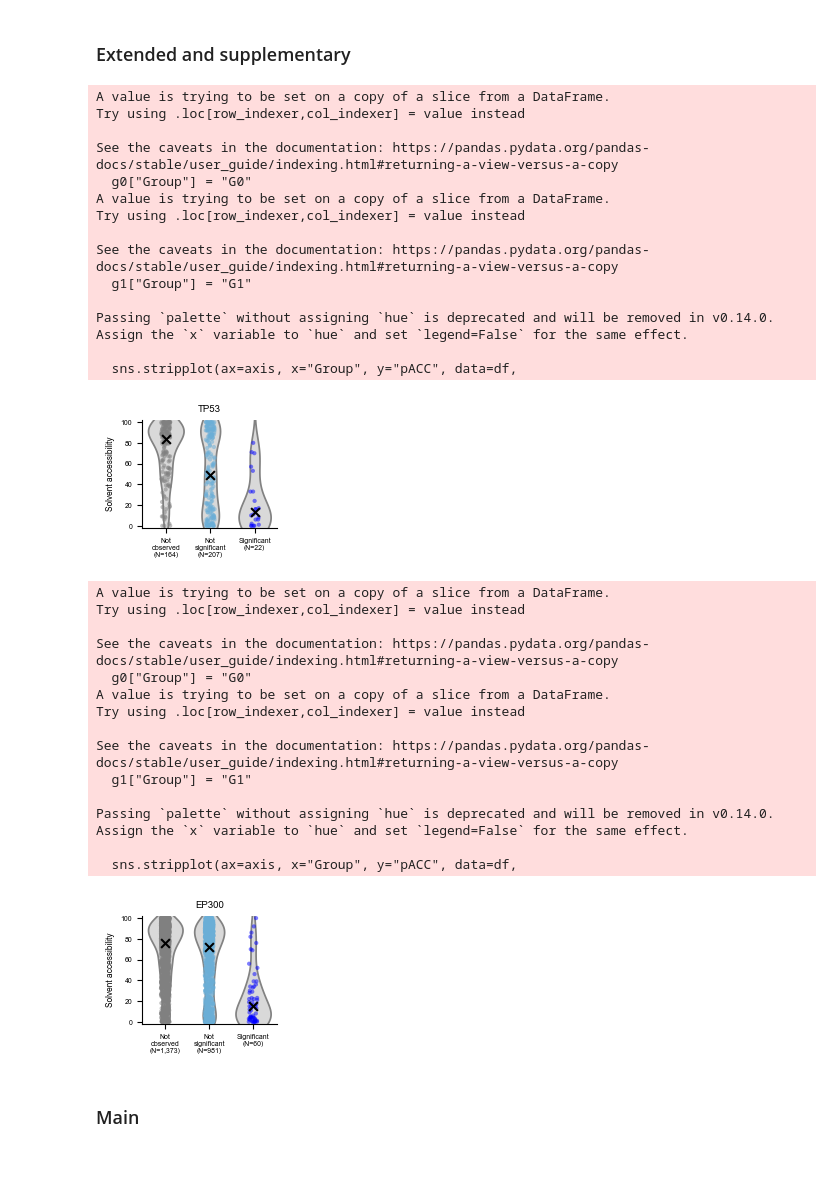
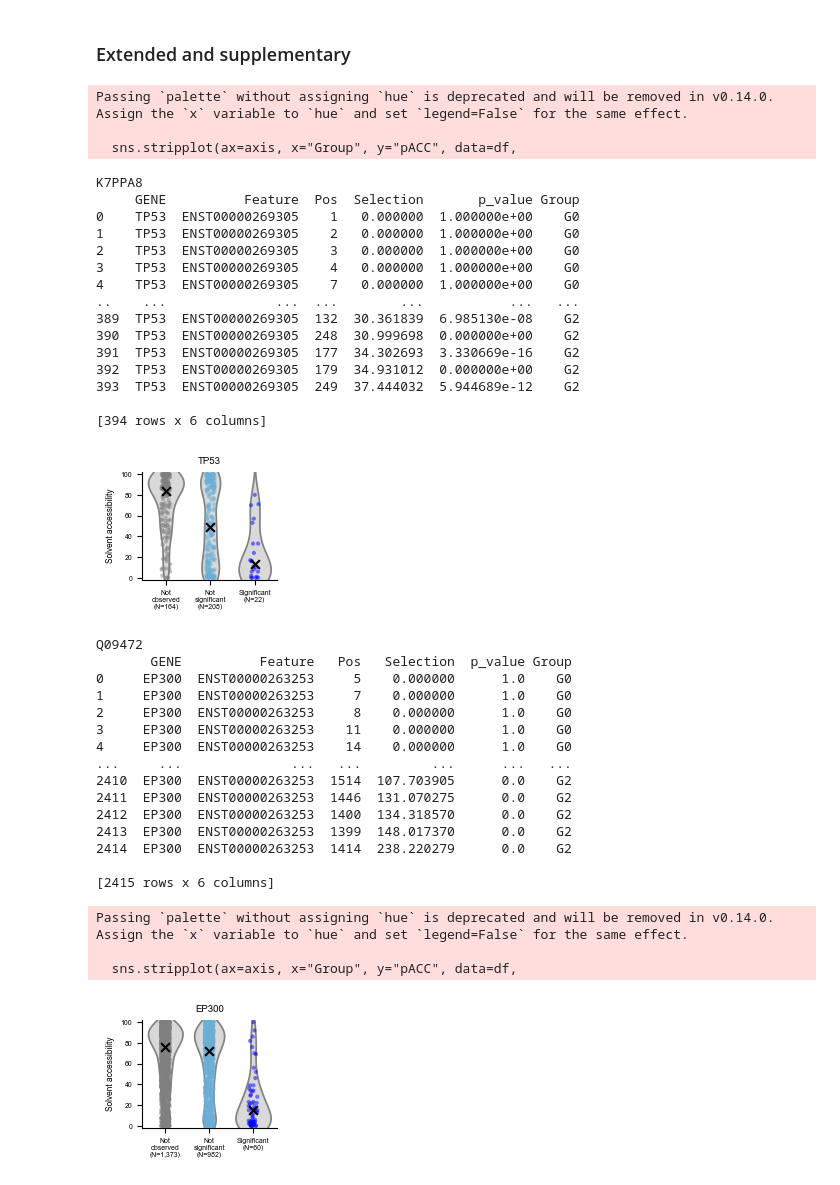
Before and after one commit to bbglab/normal_bladder_paper, a Jupyter notebook: extended/extended10/ExtendedFig10cd.ipynb, the cells around one changed output. Drawn from its saved outputs; the diff is of its cells as text; code cells hidden in the pictures.

```diff
--- a/extended/extended10/ExtendedFig10cd.ipynb
+++ b/extended/extended10/ExtendedFig10cd.ipynb
@@ -1333,10 +1333,10 @@ def mut_count_horizontal_barplot(
 
 def get_selection_groups(df, thr_selection):
     df = df.copy().rename(columns={"Protein_position": "Pos"})
-    g0 = df[df["Selection"] == 0]
-    g1 = df[(df["Selection"] != 0) & (df["p_value"] >= thr_selection)]
+    g0 = df[df["Selection"] == 0].copy()
+    g1 = df[(df["Selection"] != 0) & (df["p_value"] >= thr_selection)].copy()
 
-    g2 = df[df["p_value"] < thr_selection]
+    g2 = df[df["p_value"] < thr_selection].copy()
     g2 = g2.sort_values("Selection").reset_index(drop=True)
 
     g0["Group"] = "G0"
@@ -1444,61 +1444,68 @@ for gene in ["TP53", "EP300"]:
     plot_pars["fsize"] = (12.3, 11)
     lst_tracks=[
         "Mut_count",
         "3d_clustering",
         "Site_selection",
         "Exon_selection",
         "Solvent_accessibility",
         "Res_depth",
         "Domain",
         "Cancer_mut_count"
         ]
     if gene in ["KDM6A", "STAG2"]:
         plot_pars["fsize"] = (12.3, 9)
         [lst_tracks.remove(track) for track in [
             "3d_clustering",
             "Cancer_3d_clustering",
             "Solvent_accessibility",
             "Stability_change",
             "Secondary_structure",
             ] if track in lst_tracks
         ]
 
     # Selection groups feat
     # =====================
     site_selection_gene_grouped = get_selection_groups(site_selection_gene, thr_selection=0.00001)
-    site_selection_gene_grouped = site_selection_gene_grouped.merge(pdb_tool_gene[["Pos", "pACC"]])
-    site_selection_gene_grouped = site_selection_gene_grouped.merge(ddg_gene)
+    print(site_selection_gene_grouped)
+    site_selection_gene_grouped = site_selection_gene_grouped.merge(pdb_tool_gene[["Pos", "pACC"]], on = 'Pos', how = 'left')
+    #site_selection_gene_grouped = site_selection_gene_grouped.merge(ddg_gene)
     plot_feat_by_selection_group(site_selection_gene_grouped, save=True, gene = gene, filename=f"plots/ExtendedFig10bc.{gene}.selection_groups.pdf")
 # %% [output]
-A value is trying to be set on a copy of a slice from a DataFrame.
-Try using .loc[row_indexer,col_indexer] = value instead
-
-See the caveats in the documentation: https://pandas.pydata.org/pandas-docs/stable/user_guide/indexing.html#returning-a-view-versus-a-copy
-  g0["Group"] = "G0"
-A value is trying to be set on a copy of a slice from a DataFrame.
-Try using .loc[row_indexer,col_indexer] = value instead
-
-See the caveats in the documentation: https://pandas.pydata.org/pandas-docs/stable/user_guide/indexing.html#returning-a-view-versus-a-copy
-  g1["Group"] = "G1"
-
 Passing `palette` without assigning `hue` is deprecated and will be removed in v0.14.0. Assign the `x` variable to `hue` and set `legend=False` for the same effect.
 
   sns.stripplot(ax=axis, x="Group", y="pACC", data=df,
+K7PPA8
+     GENE          Feature  Pos  Selection       p_value Group
+0    TP53  ENST00000269305    1   0.000000  1.000000e+00    G0
+1    TP53  ENST00000269305    2   0.000000  1.000000e+00    G0
+2    TP53  ENST00000269305    3   0.000000  1.000000e+00    G0
+3    TP53  ENST00000269305    4   0.000000  1.000000e+00    G0
+4    TP53  ENST00000269305    7   0.000000  1.000000e+00    G0
+..    ...              ...  ...        ...           ...   ...
+389  TP53  ENST00000269305  132  30.361839  6.985130e-08    G2
+390  TP53  ENST00000269305  248  30.999698  0.000000e+00    G2
+391  TP53  ENST00000269305  177  34.302693  3.330669e-16    G2
+392  TP53  ENST00000269305  179  34.931012  0.000000e+00    G2
+393  TP53  ENST00000269305  249  37.444032  5.944689e-12    G2
+
+[394 rows x 6 columns]
-[figure, old version]
+[figure, new version]
-A value is trying to be set on a copy of a slice from a DataFrame.
-Try using .loc[row_indexer,col_indexer] = value instead
-
-See the caveats in the documentation: https://pandas.pydata.org/pandas-docs/stable/user_guide/indexing.html#returning-a-view-versus-a-copy
-  g0["Group"] = "G0"
-A value is trying to be set on a copy of a slice from a DataFrame.
-Try using .loc[row_indexer,col_indexer] = value instead
-
-See the caveats in the documentation: https://pandas.pydata.org/pandas-docs/stable/user_guide/indexing.html#returning-a-view-versus-a-copy
-  g1["Group"] = "G1"
-
-Passing `palette` without assigning `hue` is deprecated and will be removed in v0.14.0. Assign the `x` variable to `hue` and set `legend=False` for the same effect.
-
-  sns.stripplot(ax=axis, x="Group", y="pACC", data=df,
+Q09472
+       GENE          Feature   Pos   Selection  p_value Group
+0     EP300  ENST00000263253     5    0.000000      1.0    G0
+1     EP300  ENST00000263253     7    0.000000      1.0    G0
+2     EP300  ENST00000263253     8    0.000000      1.0    G0
+3     EP300  ENST00000263253    11    0.000000      1.0    G0
+4     EP300  ENST00000263253    14    0.000000      1.0    G0
+...     ...              ...   ...         ...      ...   ...
+2410  EP300  ENST00000263253  1514  107.703905      0.0    G2
+2411  EP300  ENST00000263253  1446  131.070275      0.0    G2
+2412  EP300  ENST00000263253  1400  134.318570      0.0    G2
+2413  EP300  ENST00000263253  1399  148.017370      0.0    G2
+2414  EP300  ENST00000263253  1414  238.220279      0.0    G2
+
+[2415 rows x 6 columns]
+Passing `palette` without assigning `hue` is deprecated and will be removed in v0.14.0. Assign the `x` variable to `hue` and set `legend=False` for the same effect.
+
+  sns.stripplot(ax=axis, x="Group", y="pACC", data=df,
-[figure, old version]
+[figure, new version]
-# %% [markdown]
-### Main
```
Also changed, not shown: parts of 2 cells of this notebook, 2 other files.
